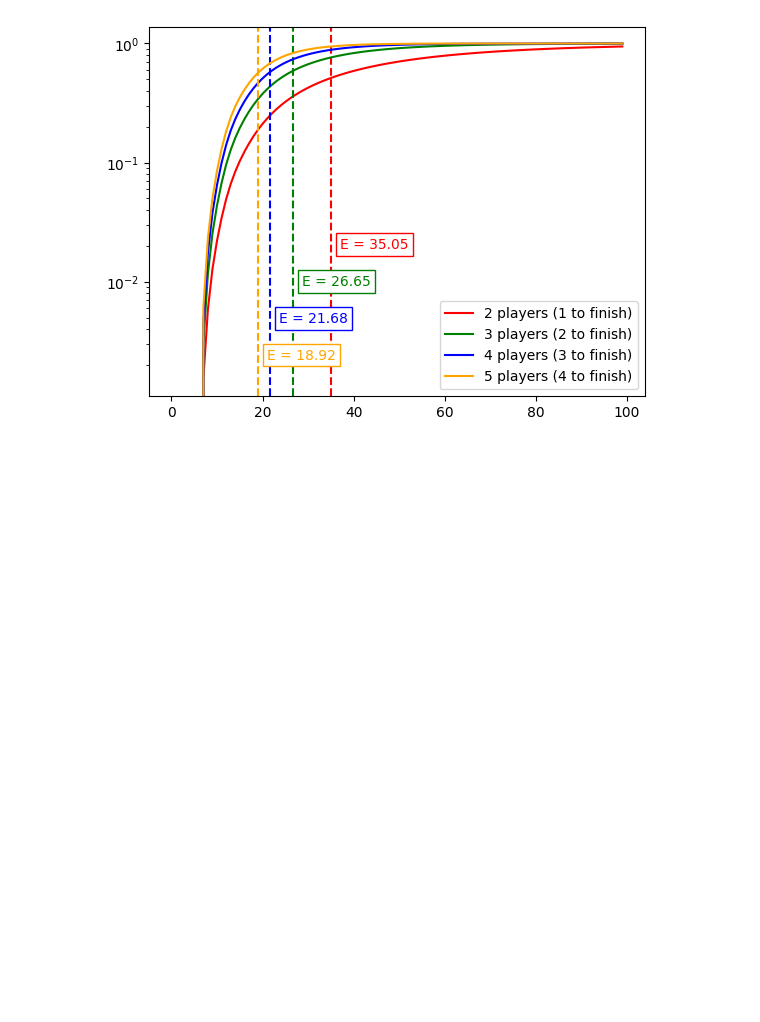
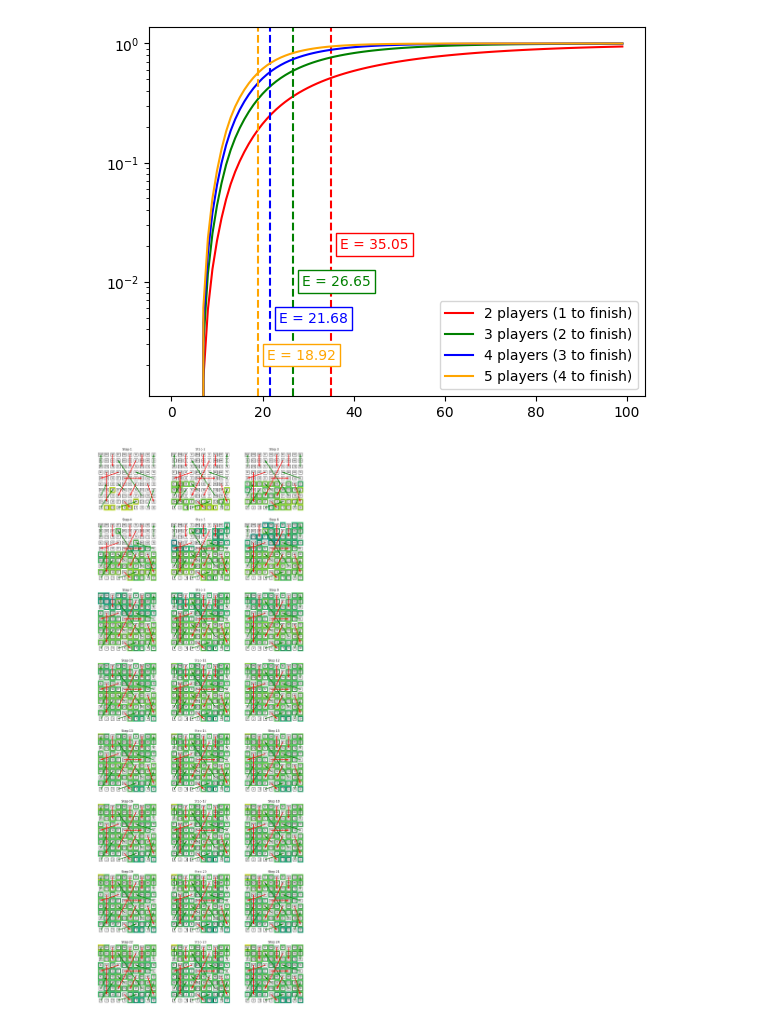
Before and after one commit to mingaleg/snakes_and_ladders_analysis, a Jupyter notebook: analysis.ipynb, the cells around one changed output. Saved outputs shown, nothing was run; the diff lists cells and outputs as text; code cells hidden in the pictures; blank space fills up the shorter version.

Commit message:
Plots with probability distributions after N steps

```diff
--- a/analysis.ipynb
+++ b/analysis.ipynb
@@ -56,16 +57,24 @@ plt.show()
 [figure]
 # %%
 fig, ax = plt.subplots()
+
+# Yields lists of probabilities to end to end up in each cell
+# after N moves, for each N in 0..inf
+def positions_prob():
+    current = np.zeros((FINISH+1, 1))
+    current[0,0] = 1
+
+    while True:
+        yield current
+        current = np.matmul(MOVE_MATRIX, current)
 
 # prob_to_finish[x] ::= probability to finish in `x` moves or less
 def prob_to_finish(limit=100):
     current = np.zeros((FINISH+1, 1))
     current[0,0] = 1
-
-    ret = [0]
-    for x in range(1, limit):
-        current = np.matmul(MOVE_MATRIX, current)
-        ret.append(current[-1, 0])
+    ret = []
+    for ps in itertools.islice(positions_prob(), limit):
+        ret.append(ps[-1, 0])
     return ret
 
 PROB_TO_FINISH = prob_to_finish()
@@ -116,3 +125,55 @@ plt.legend()
 plt.show()
 # %% [output]
 [figure]
+# %%
+import math
+
+SIZE = 10 # Board dimsnsions
+
+def draw_board_probs(probs, rows, columns, step):
+    plt.subplot(rows, columns, step)
+    plt.axis('off')
+    plt.title(f'Step {step}')
+    board = [[(probs[y*SIZE+x+1], y*SIZE+x+1) for x in range(SIZE)] for y in range(SIZE)]
+    for y in range(1, SIZE, 2):
+        board[y] = board[y][::-1]
+    rev = [0] * 101
+    for y in range(SIZE):
+        for x in range(SIZE):
+            rev[board[y][x][1]] = (x, y)
+    _min, _max = -10, 0
+    plt.imshow(
+        [[math.log(p, 6) if p > 0 else math.nan for p,x in line] for line in board],
+        interpolation='none', origin='lower',
+        vmin = _min, vmax = _max)
+    for y in range(SIZE):
+        for x in range(SIZE):
+            plt.text(x, y, f'{board[y][x][1]: >2}', color='black',
+                ha='center', va='center',
+                zorder=50,
+                fontsize='small',
+                bbox={
+                    'boxstyle': 'square',
+                    'facecolor': 'white',
+                    'edgecolor': 'black',
+                })
+    for b, e in JUMPS.items():
+        plt.arrow(
+            rev[b][0], rev[b][1],
+            rev[e][0] - rev[b][0], rev[e][1] - rev[b][1],
+            color='red' if b > e else 'green',
+            zorder=100,
+            shape='full',
+            head_width=0.25,
+            width=0.06,
+            length_includes_head=True,
+        )
+
+FIG_ROWS=8
+FIG_COLS=3
+FIG_SCALE=5
+plt.figure(figsize=(FIG_COLS*FIG_SCALE, FIG_ROWS*FIG_SCALE))
+for step, ps in enumerate(itertools.islice(positions_prob(), 1, FIG_ROWS*FIG_COLS+1)):
+    draw_board_probs(ps, FIG_ROWS, FIG_COLS, step+1)
+# %% [output]
+[figure, added]
```
Also changed, not shown: parts of 1 cell of this notebook.
